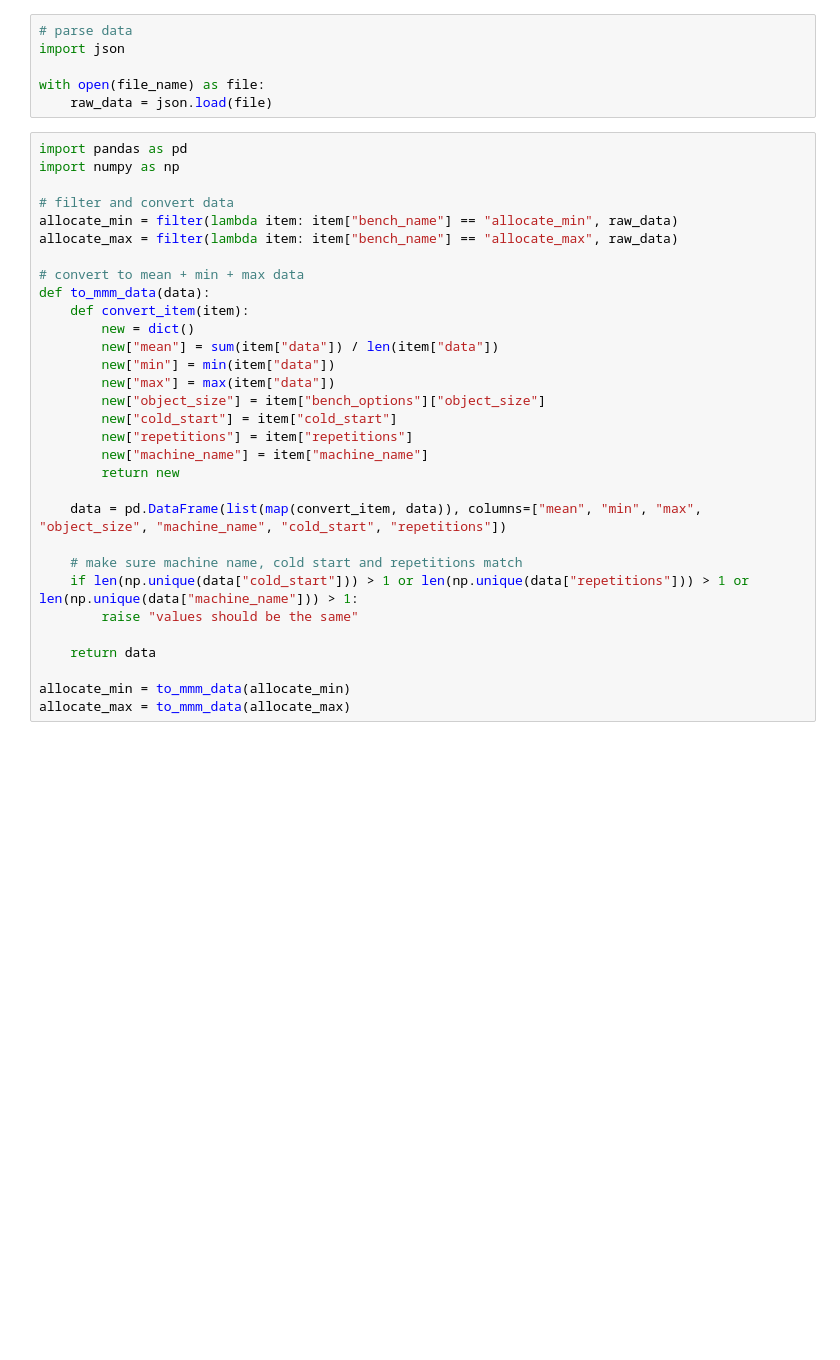
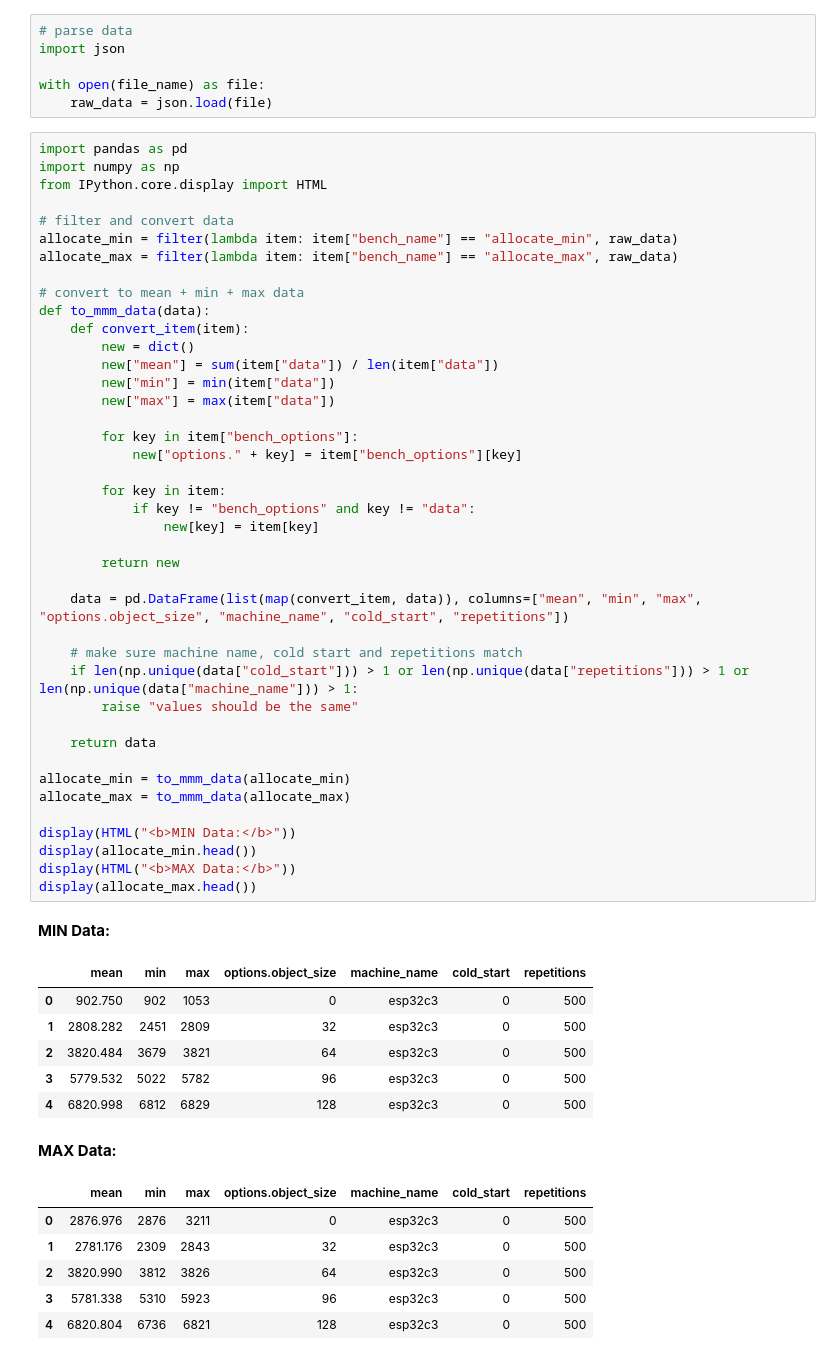
Before and after one commit to markus-gerber/vnv-heap, a Jupyter notebook: zephyr/vnv_heap_benchmark/analysis/allocate.ipynb, the cells around one changed output. Cells and saved outputs as stored; diff of their text form; blank space fills up the shorter version.

Commit message:
added more benchmarks

```diff
--- a/zephyr/vnv_heap_benchmark/analysis/allocate.ipynb
+++ b/zephyr/vnv_heap_benchmark/analysis/allocate.ipynb
@@ -12,31 +20,56 @@ with open(file_name) as file:
 # %%
 import pandas as pd
 import numpy as np
+from IPython.core.display import HTML
 
 # filter and convert data
 allocate_min = filter(lambda item: item["bench_name"] == "allocate_min", raw_data)
 allocate_max = filter(lambda item: item["bench_name"] == "allocate_max", raw_data)
 
 # convert to mean + min + max data
 def to_mmm_data(data):
     def convert_item(item):
         new = dict()
         new["mean"] = sum(item["data"]) / len(item["data"])
         new["min"] = min(item["data"])
         new["max"] = max(item["data"])
-        new["object_size"] = item["bench_options"]["object_size"]
-        new["cold_start"] = item["cold_start"]
-        new["repetitions"] = item["repetitions"]
-        new["machine_name"] = item["machine_name"]
+
+        for key in item["bench_options"]:
+            new["options." + key] = item["bench_options"][key]
+
+        for key in item:
+            if key != "bench_options" and key != "data":
+                new[key] = item[key]
+
         return new
 
-    data = pd.DataFrame(list(map(convert_item, data)), columns=["mean", "min", "max", "object_size", "machine_name", "cold_start", "repetitions"])
+    data = pd.DataFrame(list(map(convert_item, data)), columns=["mean", "min", "max", "options.object_size", "machine_name", "cold_start", "repetitions"])
 
     # make sure machine name, cold start and repetitions match
     if len(np.unique(data["cold_start"])) > 1 or len(np.unique(data["repetitions"])) > 1 or len(np.unique(data["machine_name"])) > 1:
         raise "values should be the same"
 
     return data
 
 allocate_min = to_mmm_data(allocate_min)
 allocate_max = to_mmm_data(allocate_max)
+
+display(HTML("<b>MIN Data:</b>"))
+display(allocate_min.head())
+display(HTML("<b>MAX Data:</b>"))
+display(allocate_max.head())
+# %% [output]
+MIN Data:
+|  | mean | min | max | options.object_size | machine_name | cold_start | repetitions |
+| 0 | 902.750 | 902 | 1053 | 0 | esp32c3 | 0 | 500 |
+| 1 | 2808.282 | 2451 | 2809 | 32 | esp32c3 | 0 | 500 |
+| 2 | 3820.484 | 3679 | 3821 | 64 | esp32c3 | 0 | 500 |
+| 3 | 5779.532 | 5022 | 5782 | 96 | esp32c3 | 0 | 500 |
+| 4 | 6820.998 | 6812 | 6829 | 128 | esp32c3 | 0 | 500 |
+MAX Data:
+|  | mean | min | max | options.object_size | machine_name | cold_start | repetitions |
+| 0 | 2876.976 | 2876 | 3211 | 0 | esp32c3 | 0 | 500 |
+| 1 | 2781.176 | 2309 | 2843 | 32 | esp32c3 | 0 | 500 |
+| 2 | 3820.990 | 3812 | 3826 | 64 | esp32c3 | 0 | 500 |
+| 3 | 5781.338 | 5310 | 5923 | 96 | esp32c3 | 0 | 500 |
+| 4 | 6820.804 | 6736 | 6821 | 128 | esp32c3 | 0 | 500 |
```
Also changed, not shown: parts of 4 cells of this notebook, 27 other files.
